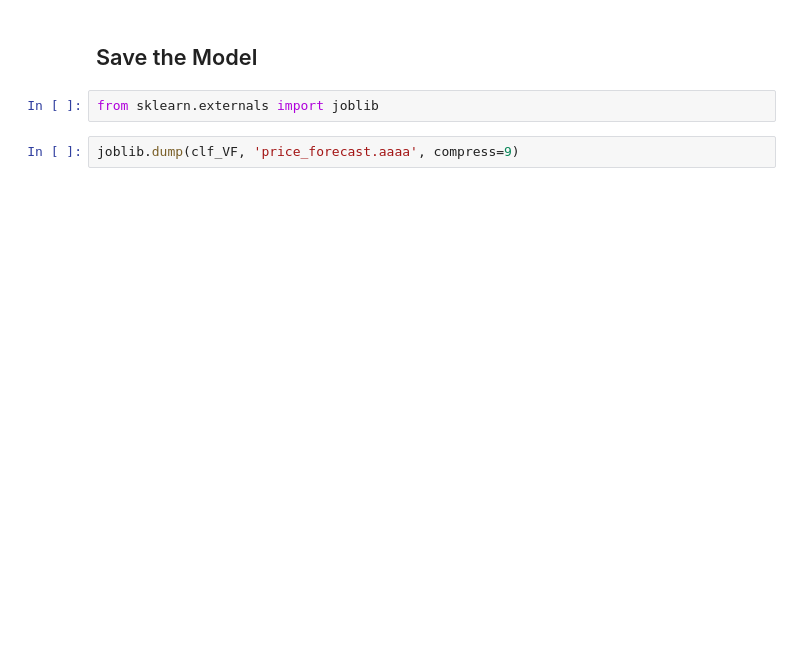
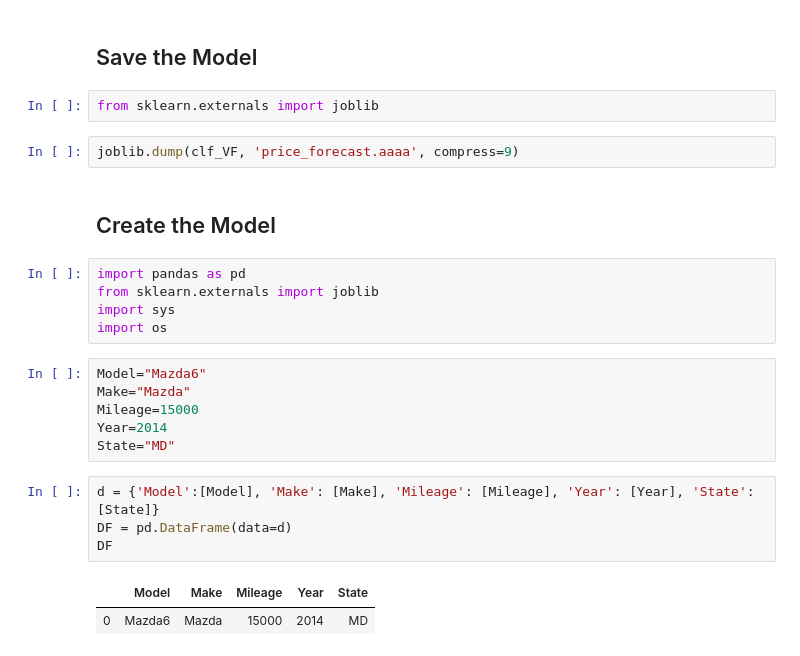
Before and after one commit to dcrojasa/ModeloAvanzadosDecisionTrees, a Jupyter notebook: P2-UsedVehiclePricePrediction_v2.ipynb, the cells around one changed output. Cells and saved outputs as stored; diff of their text form; blank space fills up the shorter version.

```diff
--- a/P2-UsedVehiclePricePrediction_v2.ipynb
+++ b/P2-UsedVehiclePricePrediction_v2.ipynb
@@ -383,3 +316,23 @@ Example:
 from sklearn.externals import joblib
 # %%
 joblib.dump(clf_VF, 'price_forecast.aaaa', compress=9)
+# %% [markdown]
+## Create the Model
+# %%
+import pandas as pd
+from sklearn.externals import joblib
+import sys
+import os
+# %%
+Model="Mazda6"
+Make="Mazda"
+Mileage=15000
+Year=2014
+State="MD"
+# %%
+d = {'Model':[Model], 'Make': [Make], 'Mileage': [Mileage], 'Year': [Year], 'State': [State]}
+DF = pd.DataFrame(data=d)
+DF
+# %% [output]
+|  | Model | Make | Mileage | Year | State |
+| 0 | Mazda6 | Mazda | 15000 | 2014 | MD |
```
Also changed, not shown: parts of 27 cells of this notebook, 1 other file.
